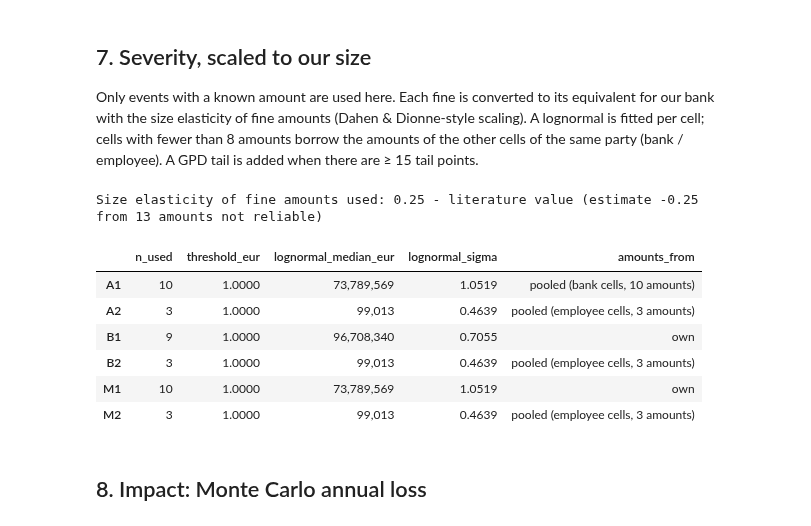
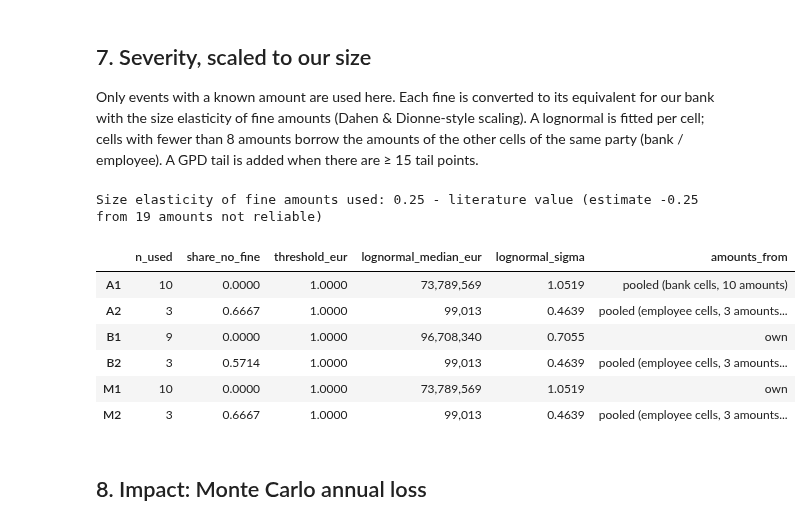
Before and after one commit to vkaps/Oprisk-poc, a Jupyter notebook: OpRisk_PoC_executed.ipynb, the cells around one changed output. Saved outputs shown, nothing was run; the diff lists cells and outputs as text; code cells hidden in the pictures.

```diff
--- a/OpRisk_PoC_executed.ipynb
+++ b/OpRisk_PoC_executed.ipynb
@@ -23,6 +23,7 @@ BANK_REGION = "EU"        # EU, UK, US or OTHER - home region of our bank
 TARGET_YEAR = 2026        # year we want the probability for
 TARGET_SIZE = None        # EUR bn; None = last size in bank_profile grown by GROWTH
 GROWTH      = 0.03
+SIZE_IN_FREQUENCY = False # False: probability of a fine is the same for any bank size; size scales only the amount
 PRIOR_STRENGTH = None     # None = learnt from peer heterogeneity (1/alpha); or a number, e.g. 2
 N_SIM = 200_000           # Monte Carlo years
 LOSS_LEVELS_EUR = [1e5, 1e6, 1e7, 1e8]   # report P(annual loss > level)
@@ -131,7 +133,7 @@ ax.set_xlabel("log10 EUR"); plt.tight_layout(); plt.show()
 fits, counts = {}, {}
 for c in ore.CELLS:
     counts[c] = ore.build_counts(panel, events, c)
-    fits[c] = ore.fit_nb(counts[c], regions)
+    fits[c] = ore.fit_nb(counts[c], regions, use_size=SIZE_IN_FREQUENCY)
     print(f"\n{c} - {ore.CELL_LABELS[c]}: {fits[c].n_events} events in {fits[c].n_obs} bank-years "
           f"(raw rate {fits[c].n_events / fits[c].n_obs:.4f}/bank-year); dispersion alpha = {fits[c].alpha:.2f}")
     display(fits[c].table())
@@ -275,26 +271,29 @@ Only events with a known amount are used here. Each fine is converted to its equ
 # %%
 elast_est, elast_se = ore.size_elasticity(events, panel)
 n_amounts = int(events.amount_eur.notna().sum())
 elast, elast_note = ore.size_elasticity_used(elast_est, elast_se, n_amounts)
 print(f"Size elasticity of fine amounts used: {elast:.2f} - {elast_note}")
 scaled = ore.scale_amounts(events, panel, TARGET_SIZE, elast)
 sev, sev_src = {}, {}
 for c in ore.CELLS:
     x, src = ore.severity_sample(scaled, c)
     if len(x) >= 3:
         # truncate at the smallest amount only when there are enough amounts to see it
         sev[c], sev_src[c] = ore.Severity(x, float(np.min(x)) if len(x) >= 20 else 1.0), src
+        sev[c].p_zero, z, k = ore.share_without_fine(events, c)
+        if z:
+            sev_src[c] += f"; {z} of {k} events had no fine"
 desc = pd.DataFrame({c: {**s.describe(), "amounts_from": sev_src[c]} for c, s in sev.items()}).T
 desc
 # %% [output]
-Size elasticity of fine amounts used: 0.25 - literature value (estimate -0.25 from 13 amounts not reliable)
+Size elasticity of fine amounts used: 0.25 - literature value (estimate -0.25 from 19 amounts not reliable)
-|  | n_used | threshold_eur | lognormal_median_eur | lognormal_sigma | amounts_from |
-| A1 | 10 | 1.0000 | 73,789,569 | 1.0519 | pooled (bank cells, 10 amounts) |
-| A2 | 3 | 1.0000 | 99,013 | 0.4639 | pooled (employee cells, 3 amounts) |
-| B1 | 9 | 1.0000 | 96,708,340 | 0.7055 | own |
-| B2 | 3 | 1.0000 | 99,013 | 0.4639 | pooled (employee cells, 3 amounts) |
-| M1 | 10 | 1.0000 | 73,789,569 | 1.0519 | own |
-| M2 | 3 | 1.0000 | 99,013 | 0.4639 | pooled (employee cells, 3 amounts) |
+|  | n_used | share_no_fine | threshold_eur | lognormal_median_eur | lognormal_sigma | amounts_from |
+| A1 | 10 | 0.0000 | 1.0000 | 73,789,569 | 1.0519 | pooled (bank cells, 10 amounts) |
+| A2 | 3 | 0.6667 | 1.0000 | 99,013 | 0.4639 | pooled (employee cells, 3 amounts... |
+| B1 | 9 | 0.0000 | 1.0000 | 96,708,340 | 0.7055 | own |
+| B2 | 3 | 0.5714 | 1.0000 | 99,013 | 0.4639 | pooled (employee cells, 3 amounts... |
+| M1 | 10 | 0.0000 | 1.0000 | 73,789,569 | 1.0519 | own |
+| M2 | 3 | 0.6667 | 1.0000 | 99,013 | 0.4639 | pooled (employee cells, 3 amounts... |
 # %% [markdown]
 ## 8. Impact: Monte Carlo annual loss
 # %%
```
Also changed, not shown: parts of 12 cells of this notebook, 17 other files.
